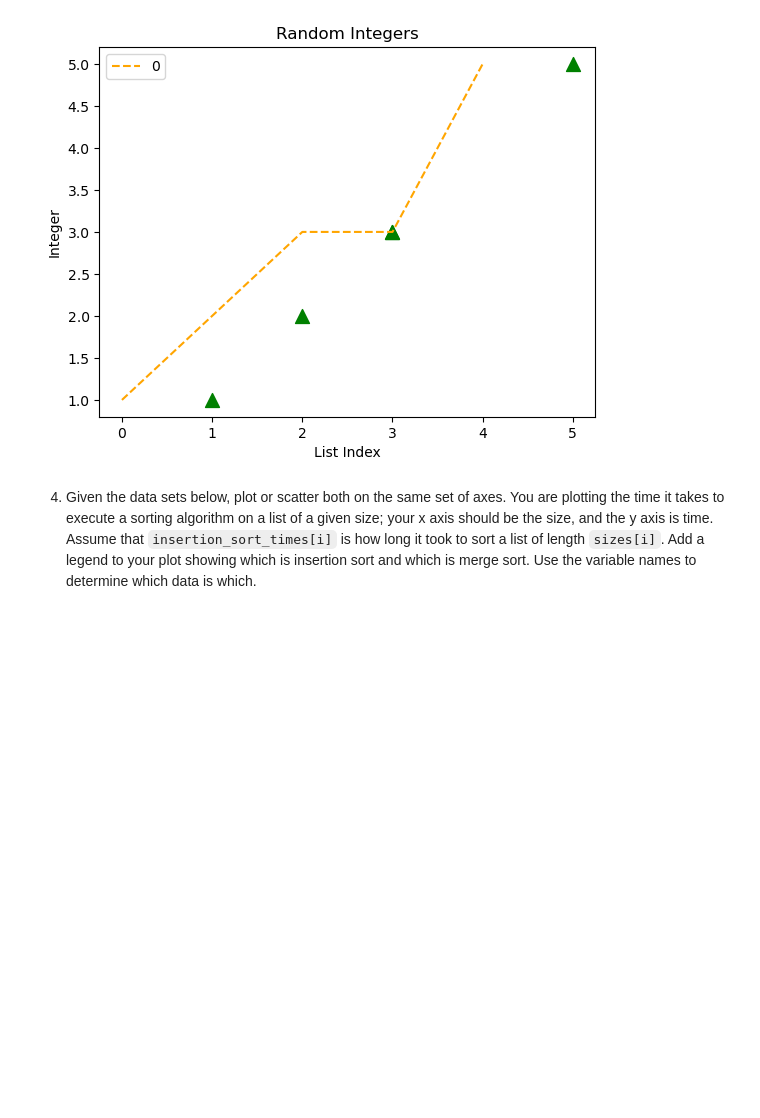
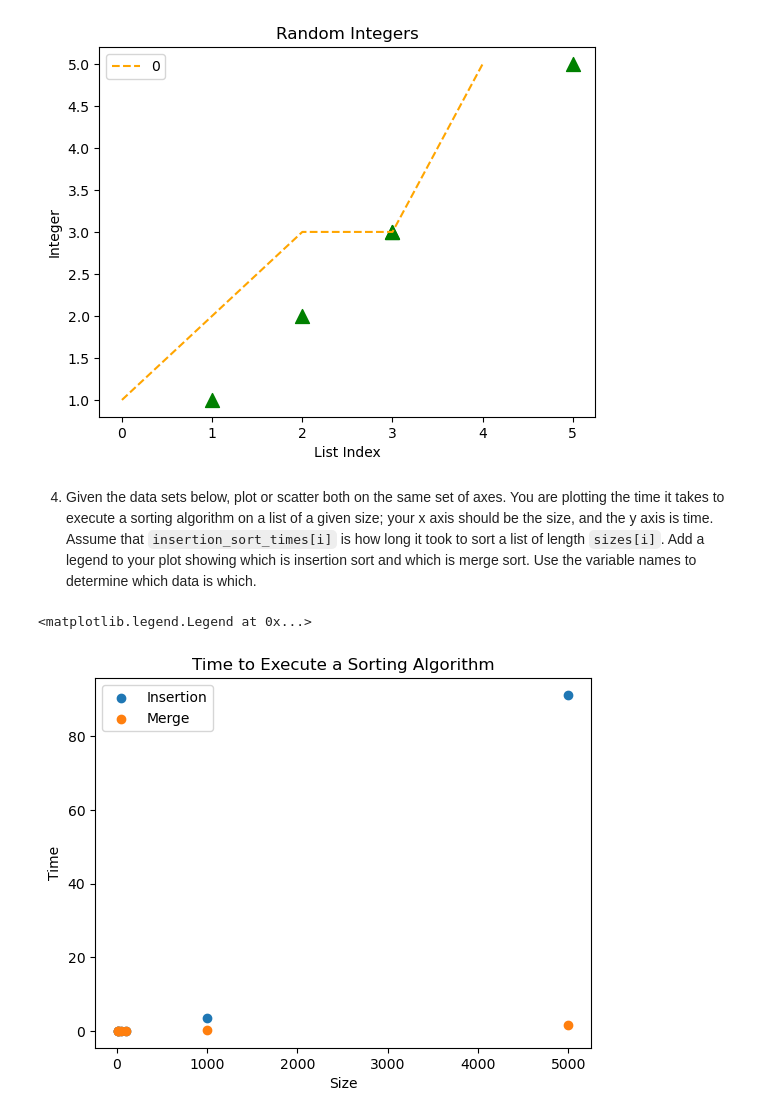
Before and after one commit to krh5284/pyplot, a Jupyter notebook: pyplot.ipynb, the cells around one changed output. Cells and saved outputs as stored; diff of their text form; code cells hidden in the pictures; blank space fills up the shorter version.

Commit message:
problem 4

```diff
--- a/pyplot.ipynb
+++ b/pyplot.ipynb
@@ -127,6 +127,17 @@ Text(0.5, 1.0, 'Random Integers')
 # %% [markdown]
 4. Given the data sets below, plot or scatter both on the same set of axes.  You are plotting the time it takes to execute a sorting algorithm on a list of a given size; your x axis should be the size, and the y axis is time.  Assume that `insertion_sort_times[i]` is how long it took to sort a list of length `sizes[i]`.  Add a legend to your plot showing which is insertion sort and which is merge sort.  Use the variable names to determine which data is which.
 # %%
+# Problem 4 code
 sizes = [10, 20, 50, 100, 1000, 5000]
 insertion_sort_times = [0.0010252999999999998, 0.0027026999999999954, 0.010147200000000002, 0.0381137, 3.6303399, 91.2180796]
 merge_sort_times = [0.00161889999999687, 0.003635600000009731, 0.0090655000000055, 0.020108000000007564, 0.2687474000000094, 1.6147050999999948]
+
+plt.scatter(sizes, insertion_sort_times, label='Insertion')
+plt.scatter(sizes, merge_sort_times, label = 'Merge')
+plt.xlabel('Size')
+plt.ylabel('Time')
+plt.title('Time to Execute a Sorting Algorithm')
+plt.legend()
+# %% [output]
+<matplotlib.legend.Legend at 0x...>
+[figure, added]
```
